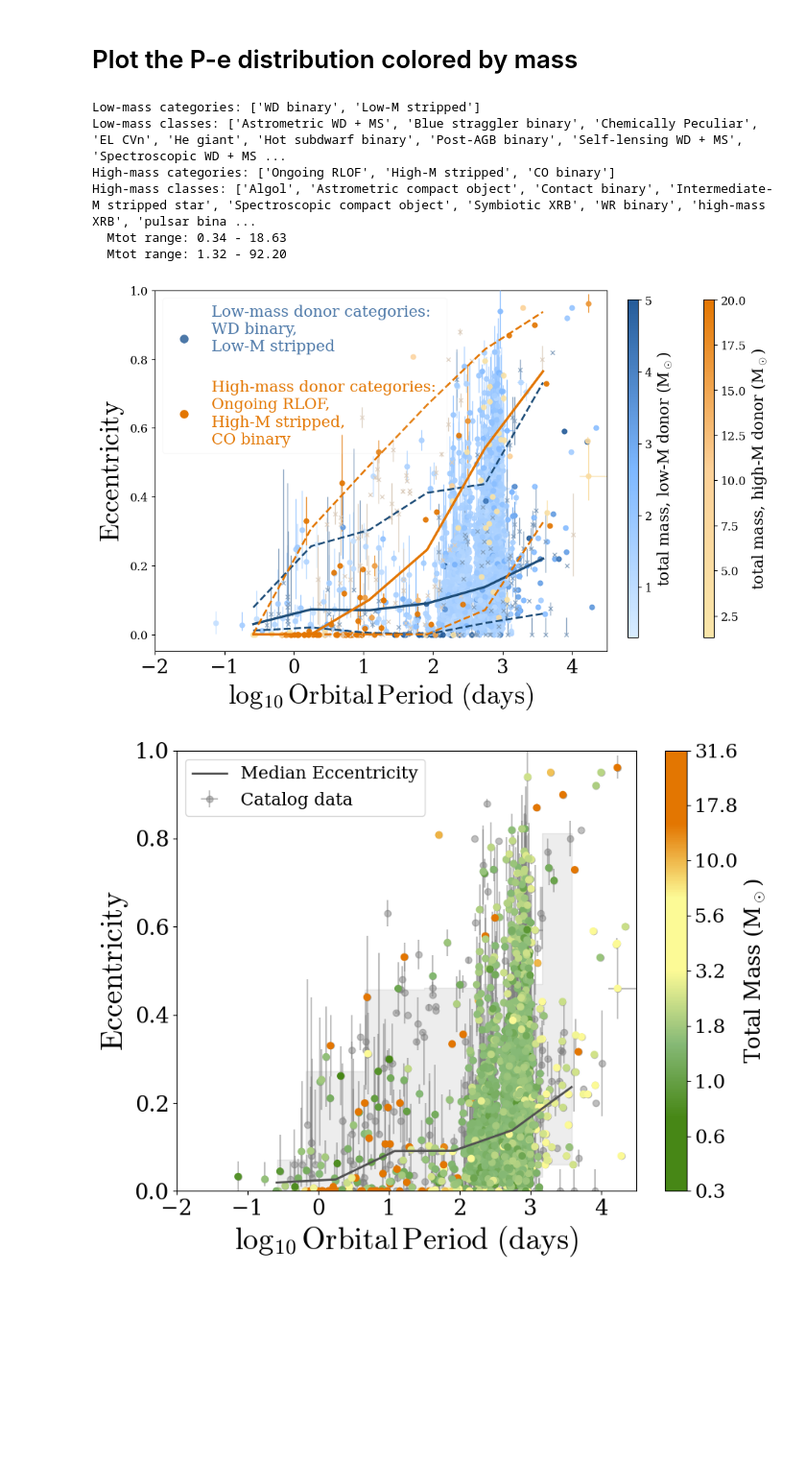
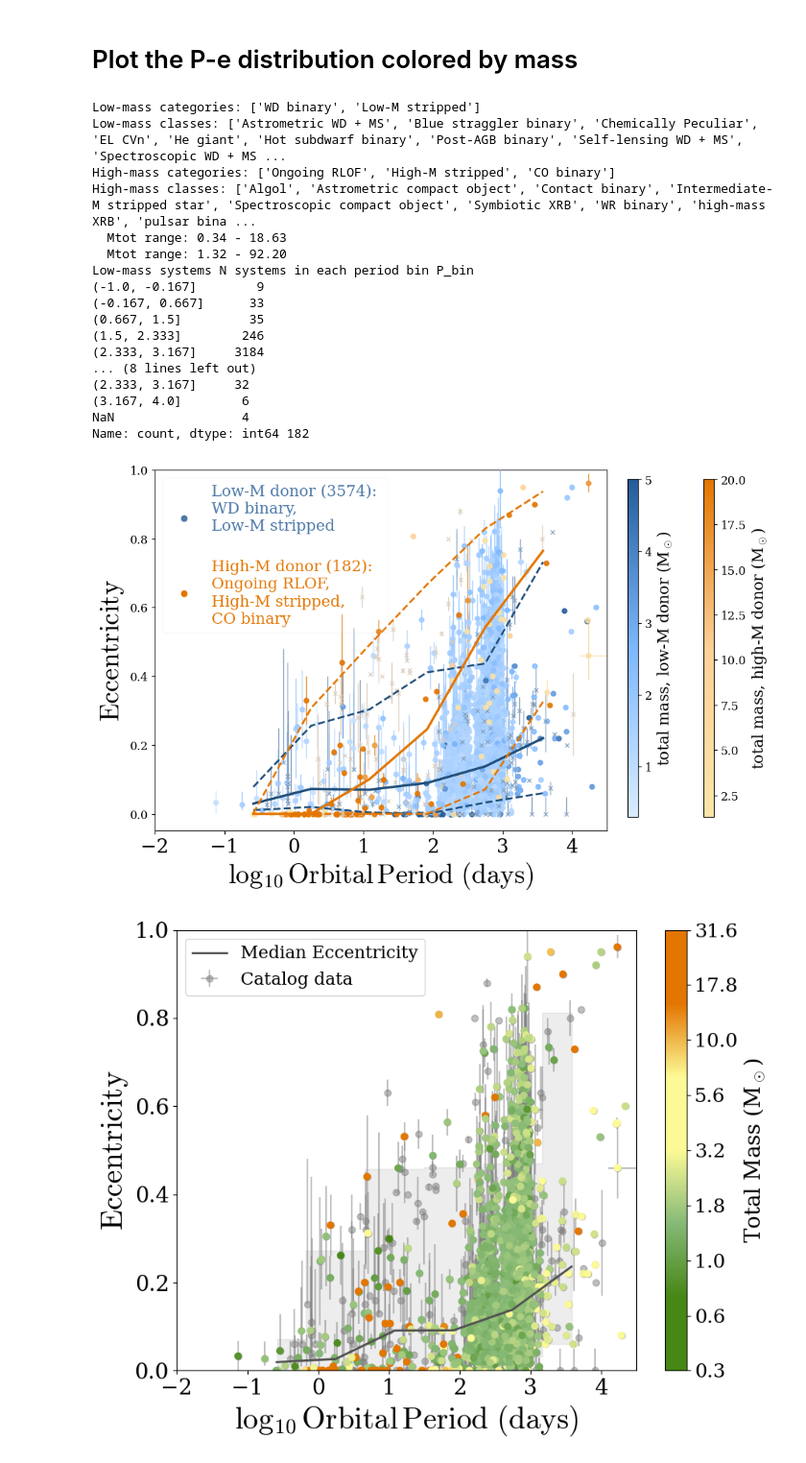
Before and after one commit to binary-observations/post_mt_catalog, a Jupyter notebook: code/data_analysis/P_e_analysis_plot.ipynb, the cells around one changed output. Shown at 96% size. Saved outputs shown, nothing was run; the diff lists cells and outputs as text; code cells hidden in the pictures; blank space fills up the shorter version.

```diff
--- a/code/data_analysis/P_e_analysis_plot.ipynb
+++ b/code/data_analysis/P_e_analysis_plot.ipynb
@@ -258,7 +266,7 @@ plot_df['log_Period'] = np.log10(plot_df['Period'])
 plot_df['Mtot'] = plot_df['M1'] + plot_df['M2']
 
 # ------------------------------------------------------------------
-# 2) Prepare uncertainty columns used for error bars
+# Prepare uncertainty columns used for error bars
 # ------------------------------------------------------------------
 # Propagate Period errors into log10 space: d(log P) = dP / (P ln 10)
 plot_df['period_err_minus_log'] = plot_df['Period_err_minus'] / (plot_df['Period'] * np.log(10))
@@ -276,18 +284,9 @@ plot_df['period_err_plus_log'] = plot_df['period_err_plus_log'].fillna(0)
 plot_df['Eccentricity_err_minus'] = plot_df['Eccentricity_err_minus'].fillna(0)
 plot_df['Eccentricity_err_plus'] = plot_df['Eccentricity_err_plus'].fillna(0)
 
-# ------------------------------------------------------------------
-# 3) Optional background layer: all points with error bars (faded)
-# ------------------------------------------------------------------
-# ax.errorbar(
-#     plot_df['log_Period'], plot_df['Eccentricity'],
-#     xerr=[plot_df['period_err_minus_log'], plot_df['period_err_plus_log']],
-#     yerr=[plot_df['Eccentricity_err_minus'], plot_df['Eccentricity_err_plus']], zorder=0,
-#     fmt='o', c='gray', alpha=0.18, label='Catalog data'
-# )
 
 # ------------------------------------------------------------------
-# 4) Define low/high mass bins from system categories
+# Define low/high mass bins from system categories
 # ------------------------------------------------------------------
 low_mass_categories = ['WD binary', 'Low-M stripped']
 high_mass_categories = ['Ongoing RLOF', 'High-M stripped', 'CO binary']
@@ -316,7 +315,7 @@ plot_df['mass_bin'] = np.where(
 plot_df = plot_df[plot_df['mass_bin'] != 'Unclassified'].copy()
 
 # ------------------------------------------------------------------
-# 5) Build separate colormaps for the two bins
+#  Build separate colormaps for the two bins
 # ------------------------------------------------------------------
 # Blue gradient for low-mass systems; red gradient for high-mass systems
 low_mass_cmap = mcolors.LinearSegmentedColormap.from_list(
@@ -347,7 +346,7 @@ low_norm = Normalize(vmin=0.3, vmax=5) #
 high_norm = Normalize(vmin=1.3, vmax=20) #
 build_norm(high_known['Mtot']) if not high_known.empty else None
 # ------------------------------------------------------------------
-# 6) Plot points WITH errorbars, colored by total mass if known
+# Plot points WITH errorbars, colored by total mass if known
 # ------------------------------------------------------------------
 # Known-mass points use gradients + colorbars; unknown-mass points use flat fallback colors
 first_low_label = True
@@ -395,7 +394,7 @@ for _, row in high_unknown.iterrows():
     )
 
 # ------------------------------------------------------------------
-# 7) Median and spread per mass bin
+# Median and spread per mass bin
 # ------------------------------------------------------------------
 # Plot median e(log P) and a 5-95 percentile envelope for each bin
 median_styles = {
@@ -404,10 +403,18 @@ median_styles = {
 }
 P_bins = np.linspace(-1, 4, 7)
 x_stats = P_bins[:-1] + 0.5 * np.diff(P_bins)
+N_in_class = []
 
 for mass_bin, style in median_styles.items():
     subset = plot_df[plot_df['mass_bin'] == mass_bin].copy()
     subset['P_bin'] = pd.cut(subset['log_Period'], bins=P_bins)
+
+    # To know how statistically robust each bin is:
+    counts_by_bin = subset['P_bin'].value_counts(sort=False, dropna=False)
+    N_in_class.append(sum(counts_by_bin))
+    print(mass_bin,'N systems in each period bin', counts_by_bin, N_in_class[-1])
+
+    #Get the median and 5-95 percentile for each P_bin, ignoring empty bins
     stats = subset.groupby('P_bin', observed=False)['Eccentricity'].quantile([0.05, 0.5, 0.95]).unstack()
     stats.columns = ['p05', 'median', 'p95']
 
@@ -437,39 +444,50 @@ if high_norm is not None:
     sm_high = plt.cm.ScalarMappable(cmap=high_mass_cmap, norm=high_norm)
     sm_high.set_array([])
     cbar_high = fig.colorbar(sm_high, cax=cax_high)
     # cbar_high.set_ticks([high_norm.vmin, high_norm.vmax])
     cbar_high.set_label('total mass, high-M donor (M$_\\odot$)', fontsize=16) # labelpad=-1
 
 # ------------------------------------------------------------------
 # 9) Final formatting and export
 # ------------------------------------------------------------------
 from matplotlib.lines import Line2D
 
 legend_handles = [
-    Line2D([0], [0], marker='o', linestyle='None', color='#4c78a8', markersize=8,
-           label="Low-mass donor categories: \nWD binary, \nLow-M stripped\n"),
-    Line2D([0], [0], marker='o', linestyle='None', color='#e37601', markersize=8,
-           label="High-mass donor categories: \nOngoing RLOF, \nHigh-M stripped, \nCO binary"),
+    Line2D([0], [0], marker='o', linestyle='None', color='#4c78a8', markersize=6,
+           label=f"Low-M donor ({N_in_class[0]}): \nWD binary, \nLow-M stripped\n"),
+    Line2D([0], [0], marker='o', linestyle='None', color='#e37601', markersize=6,
+           label=f"High-M donor ({N_in_class[1]}): \nOngoing RLOF, \nHigh-M stripped, \nCO binary"),
 ]
-legend = ax.legend(handles=legend_handles, fontsize=16, loc='upper left', framealpha=0.1)
+legend = ax.legend(handles=legend_handles, fontsize=16, loc = 'upper left', bbox_to_anchor=(0.0, 1), framealpha=0.1)
 legend.get_texts()[0].set_color('#4c78a8')
 legend.get_texts()[1].set_color('#e37601')
 ax.set_xlim(-2, 4.5)
 ax.set_ylim(-0.05, 1)
 ax.tick_params(axis='x', labelsize=20)
 ax.set_xlabel('$\\log_{10} \\mathrm{Orbital\\,Period \\ (days)}$', fontsize=28)
 ax.set_ylabel('$\\mathrm{Eccentricity}$', fontsize=28)
 plt.savefig(LATEX_PLOT_DIR / 'P_e_diagram_2massbins_median.pdf', bbox_inches='tight')
 plt.savefig(PLOTS_DIR / 'P_e_diagram_2massbins_median.pdf', bbox_inches='tight')
 plt.show()
 # %% [output]
 Low-mass categories: ['WD binary', 'Low-M stripped']
 Low-mass classes: ['Astrometric WD + MS', 'Blue straggler binary', 'Chemically Peculiar', 'EL CVn', 'He giant', 'Hot subdwarf binary', 'Post-AGB binary', 'Self-lensing WD + MS', 'Spectroscopic WD + MS ...
 High-mass categories: ['Ongoing RLOF', 'High-M stripped', 'CO binary']
 High-mass classes: ['Algol', 'Astrometric compact object', 'Contact binary', 'Intermediate-M stripped star', 'Spectroscopic compact object', 'Symbiotic XRB', 'WR binary', 'high-mass XRB', 'pulsar bina ...
   Mtot range: 0.34 - 18.63
   Mtot range: 1.32 - 92.20
+Low-mass systems N systems in each period bin P_bin
+(-1.0, -0.167]        9
+(-0.167, 0.667]      33
+(0.667, 1.5]         35
+(1.5, 2.333]        246
+(2.333, 3.167]     3184
+... (8 lines left out)
+(2.333, 3.167]     32
+(3.167, 4.0]        6
+NaN                 4
+Name: count, dtype: int64 182
-[figure, old version]
+[figure, new version]
 # %%
 fig, ax = plt.subplots(figsize=(9, 7))
 
```
Also changed, not shown: parts of 2 cells of this notebook, 22 other files.
